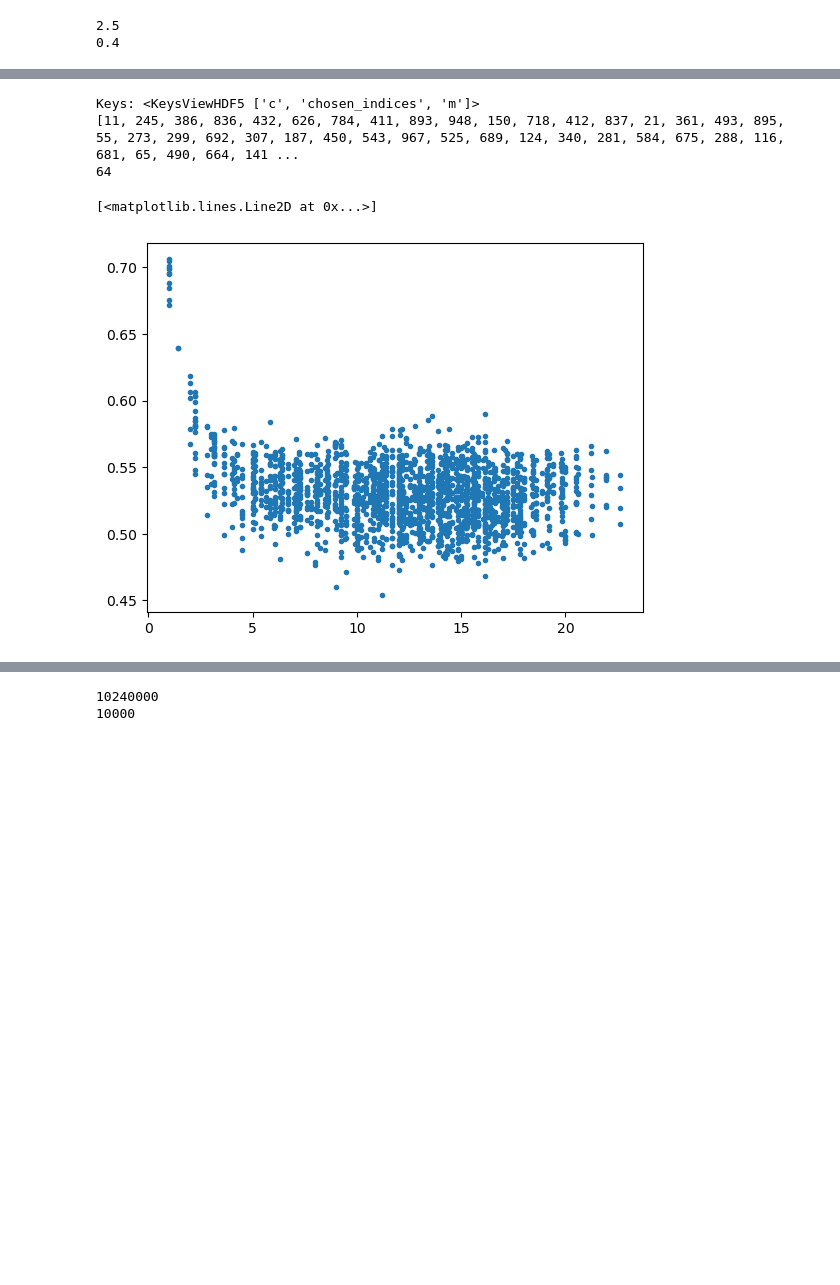
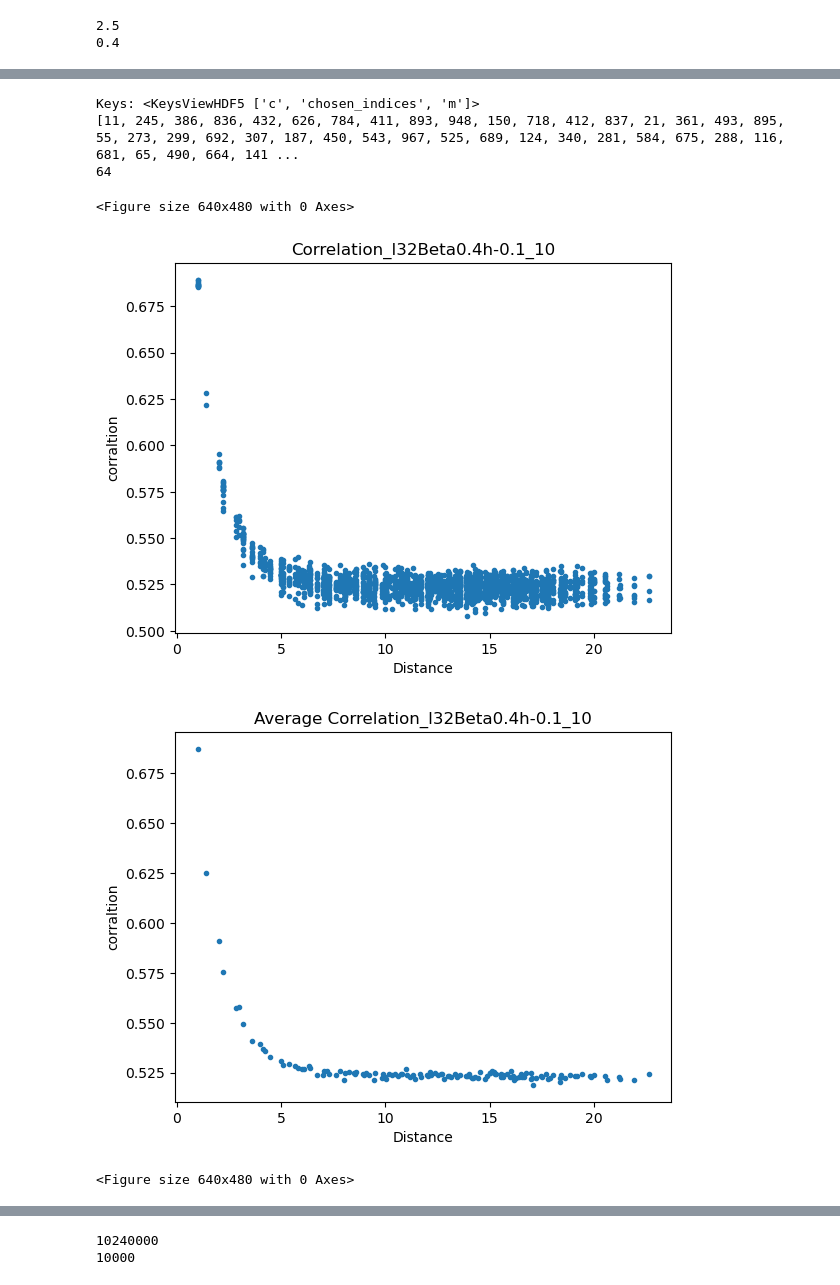
Before and after one commit to chnchg/sglass, a Jupyter notebook: src/Distance_correlation.ipynb, the cells around one changed output, grey strips where cells are left out. Cells and saved outputs as stored; diff of their text form; code cells hidden in the pictures; blank space fills up the shorter version.

```diff
--- a/src/Distance_correlation.ipynb
+++ b/src/Distance_correlation.ipynb
@@ -143,13 +135,0 @@ plt.figure()
-# %%
-# config_list=[]
-filename='selection_mc/config_12.h5'
-with h5py.File(filename, "r") as f:
-    print("Keys: %s" % f.keys())
-    tmp=list(f['config'][:])
-    # print(list(f['config']))
-    # print(len(list(f['c2'][:])))
-with h5py.File('selection_mc/selection_mc_12.h5', "r") as f:
-    print("Keys: %s" % f.keys())
-    chosen_indice_list=list(f['chosen_indices'][:])
-    # print(list(f['config']))
-    # print(len(list(f['c2'][:])))
@@ -179,10 +147,10 @@ MElist=[]
 New_Mlist=[]
 cv=[]
 dMdT=[]
-h=0.1
+field=-0.1
 filenumber=0
 for beta in betas:
-    filename=f'selection_mc/config_l32Beta{beta:.03g}h{h:.04g}_{filenumber}.h5'
+    filename=f'selection_mc/config_l32Beta{beta:.03g}h{field:.04g}_{filenumber}.h5'
 
     # print(filename)
     with h5py.File(filename, "r") as f:
@@ -265,29 +433,43 @@ plt.figure()
 # %%
-
-field=0.1
-mcfile=f'selection_mc/l32Beta0.4h0.1_10.h5'
+# betas[cv.index(max(cv[int(len(cv)/3):int(2*len(cv)/3)]))-int(len(cv)/3)]
+field=-0.1
+mcfile=f'selection_mc/l32Beta{betas[cv.index(max(cv[int(len(cv)/3):int(2*len(cv)/3)]))-int(len(cv)/3)]:.03g}h{field:.04g}_10.h5'
 Niter=1024
-resultfile=f'blresult/blresult_l32Beta{betas[cv.index(max(cv))]:.03g}h{field:.04g}_10.npz'
+resultfile=f'blresult/blresult_l32Beta{betas[cv.index(max(cv[int(len(cv)/3):int(2*len(cv)/3)]))-int(len(cv)/3)]:.03g}h{field:.04g}_10.npz'
 Dis_list=[]
 with h5py.File(mcfile, "r") as f:
     print("Keys: %s" % f.keys())
     aC=f['c'][()]
     chosen_indice_10=list(f['chosen_indices'][()])
     Correlaiton_list_10=f['c'][()]
     for index1 in range(len(chosen_indice_10)):
         for index2 in range(index1):
             Dis_list.append(Distance[chosen_indice_10[index1],chosen_indice_10[index2]])
 
 print(chosen_indice_10)
 print(len(chosen_indice_10))
 
 plt.plot(Dis_list,Correlaiton_list_10,'.')
+plt.xlabel('Distance')
+plt.ylabel('corraltion')
+plt.title(f'Correlation_l32Beta{betas[cv.index(max(cv[int(len(cv)/3):int(2*len(cv)/3)]))-int(len(cv)/3)]:.03g}h{field:.04g}_10')
+plt.figure()
+
+Dlst,Jlst=Average_list(Dis_list,Correlaiton_list_10)
+plt.plot(Dlst,Jlst,'.')
+plt.xlabel('Distance')
+plt.ylabel('corraltion')
+plt.title(f'Average Correlation_l32Beta{betas[cv.index(max(cv[int(len(cv)/3):int(2*len(cv)/3)]))-int(len(cv)/3)]:.03g}h{field:.04g}_10')
+plt.figure()
+
 
 # system(f'nice -n +20 python blwar1.py -m {mcfile} -r {resultfile} -t {Niter} ')
 # %% [output]
 Keys: <KeysViewHDF5 ['c', 'chosen_indices', 'm']>
 [11, 245, 386, 836, 432, 626, 784, 411, 893, 948, 150, 718, 412, 837, 21, 361, 493, 895, 55, 273, 299, 692, 307, 187, 450, 543, 967, 525, 689, 124, 340, 281, 584, 675, 288, 116, 681, 65, 490, 664, 141 ...
 64
-[<matplotlib.lines.Line2D at 0x...>]
+<Figure size 640x480 with 0 Axes>
-[figure, old version]
+[figure, new version]
+[figure, added]
+<Figure size 640x480 with 0 Axes>
 # %%
```
Also changed, not shown: parts of 48 cells of this notebook, 4 other files.
